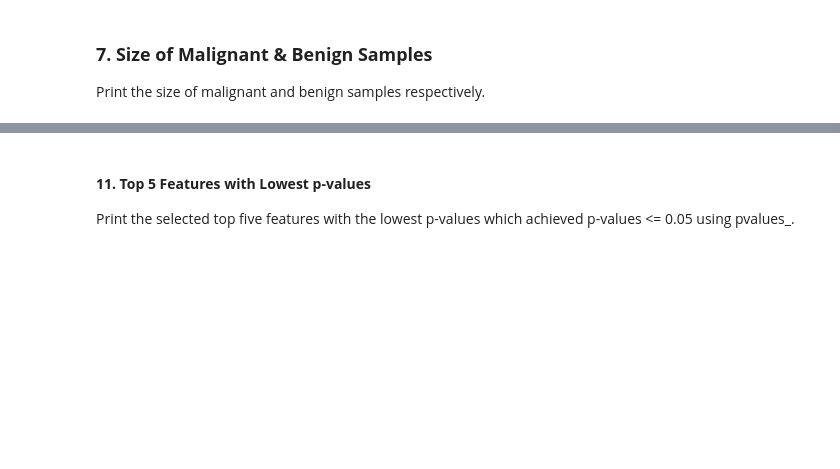
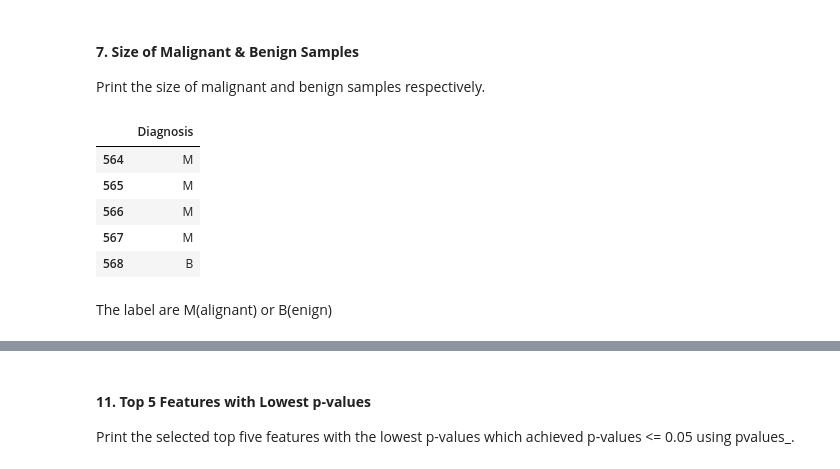
Before and after one commit to nguyuling/Group-11, a Jupyter notebook: Lab/L2_NguYuLing.ipynb, the cells around one changed output, grey strips where cells are left out. Drawn from its saved outputs; the diff is of its cells as text; code cells hidden in the pictures; blank space fills up the shorter version.

```diff
--- a/Lab/L2_NguYuLing.ipynb
+++ b/Lab/L2_NguYuLing.ipynb
@@ -53,3 +52,14 @@ Print all features and the size of the feature.
 # %% [markdown]
-### **7. Size of Malignant & Benign Samples**
+#### **7. Size of Malignant & Benign Samples**
 Print the size of malignant and benign samples respectively.
+# %%
+y.tail(5)
+# %% [output]
+|  | Diagnosis |
+| 564 | M |
+| 565 | M |
+| 566 | M |
+| 567 | M |
+| 568 | B |
+# %% [markdown]
+The label are M(alignant) or B(enign)
```
Also changed, not shown: parts of 72 cells of this notebook.
